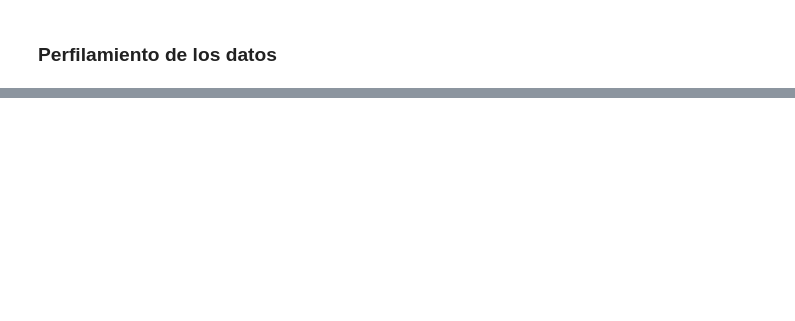
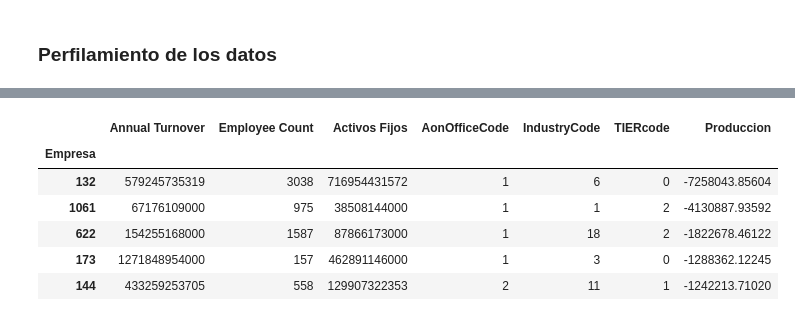
Before and after one commit to arturo-ugalde/CorretajeSeguros, a Jupyter notebook: Codigos/Proyecto.ipynb, the cells around one changed output, grey strips where cells are left out. Saved outputs shown, nothing was run; the diff lists cells and outputs as text; code cells hidden in the pictures; blank space fills up the shorter version.

```diff
--- a/Codigos/Proyecto.ipynb
+++ b/Codigos/Proyecto.ipynb
@@ -75,0 +69,19 @@ data.head()
+# %%
+data["Aon Office"] = data["Aon Office"].astype('category')
+data["Industry"] = data["Industry"].astype('category')
+data["TIER GENERAL"] = data["TIER GENERAL"].astype('category')
+
+data["AonOfficeCode"] = data["Aon Office"].cat.codes
+data["IndustryCode"] = data["Industry"].cat.codes
+data["TIERcode"] = data["TIER GENERAL"].cat.codes
+
+dataPreparada = data[["Annual Turnover","Employee Count","Activos Fijos","AonOfficeCode","IndustryCode", "TIERcode", "Produccion"]]
+dataPreparada.head()
+# %% [output]
+|  | Annual Turnover | Employee Count | Activos Fijos | AonOfficeCode | IndustryCode | TIERcode | Produccion |
+| Empresa |  |  |  |  |  |  |  |
+| 132 | 579245735319 | 3038 | 716954431572 | 1 | 6 | 0 | -7258043.85604 |
+| 1061 | 67176109000 | 975 | 38508144000 | 1 | 1 | 2 | -4130887.93592 |
+| 622 | 154255168000 | 1587 | 87866173000 | 1 | 18 | 2 | -1822678.46122 |
+| 173 | 1271848954000 | 157 | 462891146000 | 1 | 3 | 0 | -1288362.12245 |
+| 144 | 433259253705 | 558 | 129907322353 | 2 | 11 | 1 | -1242213.71020 |
```
Also changed, not shown: parts of 4 cells of this notebook, 1 other file.
